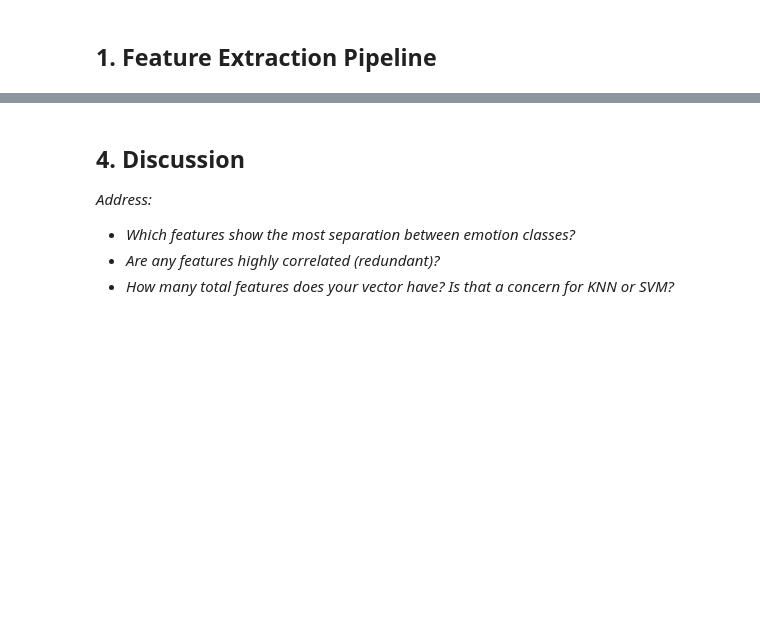
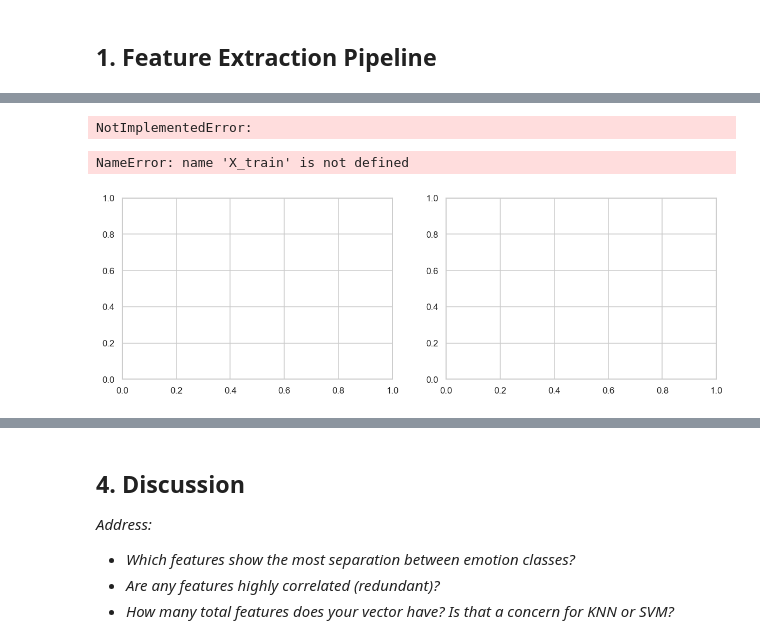
Before and after one commit to micahg1/Project_CSE432-532, a Jupyter notebook: SER_Project/notebooks/week5- feature extraction.ipynb, the cells around one changed output, grey strips where cells are left out. Drawn from its saved outputs; the diff is of its cells as text; code cells hidden in the pictures; blank space fills up the shorter version.

Commit message:
Preprocessing train_test_split + feature extraction ipynb

```diff
--- a/SER_Project/notebooks/week5- feature extraction.ipynb
+++ b/SER_Project/notebooks/week5- feature extraction.ipynb
@@ -76,0 +445,66 @@ from minilearn.preprocessing import StandardScaler, train_test_split
+# %%
+# ── Stratified train/test split ────────────────────────────────────────────
+# stratify=True ensures each emotion class appears proportionally in both sets.
+# random_state=42 makes the split reproducible — use the same seed everywhere.
+X_train, X_test, y_train, y_test = train_test_split(
+    X, y, test_size=0.2, random_state=42, stratify=True
+)
+
+print(f'Train: {X_train.shape[0]} samples')
+print(f'Test : {X_test.shape[0]} samples')
+
+# Verify class proportions are preserved
+print('\nClass proportions (train vs test):')
+for cls in np.unique(y):
+    train_pct = (y_train == cls).mean()
+    test_pct  = (y_test  == cls).mean()
+    label     = EMOTION_MAP[cls]
+    print(f'  {label:<12}: train={train_pct:.3f}  test={test_pct:.3f}')
+# %% [output]
+NotImplementedError:
+# %%
+# ── Fit scaler on train, transform both ────────────────────────────────────
+scaler = StandardScaler()
+X_train_scaled = scaler.fit_transform(X_train)   # fit + transform on train
+X_test_scaled  = scaler.transform(X_test)        # transform only — no refit!
+
+print('Before scaling:')
+print(f'  Train mean range: [{X_train.mean(axis=0).min():.1f}, {X_train.mean(axis=0).max():.1f}]')
+print(f'  Train std  range: [{X_train.std(axis=0).min():.3f},  {X_train.std(axis=0).max():.1f}]')
+
+print('\nAfter scaling:')
+print(f'  Train mean range: [{X_train_scaled.mean(axis=0).min():.6f}, {X_train_scaled.mean(axis=0).max():.6f}]')
+print(f'  Train std  range: [{X_train_scaled.std(axis=0).min():.3f},  {X_train_scaled.std(axis=0).max():.3f}]')
+
+# Train should be ~[0,0] mean and ~[1,1] std — test will be close but not exact
+print(f'\n  Test mean range (not fitted): [{X_test_scaled.mean(axis=0).min():.4f}, {X_test_scaled.mean(axis=0).max():.4f}]')
+# %%
+# ── Before/After scaling visualization ────────────────────────────────────
+# Picking a few features with very different original scales to illustrate
+# the effect of standardization clearly.
+demo_indices = {
+    'mfcc_mean_1'    : FEATURE_COLS.index('mfcc_mean_1'),
+    'centroid_mean'  : FEATURE_COLS.index('centroid_mean'),
+    'zcr_mean'       : FEATURE_COLS.index('zcr_mean'),
+}
+
+fig, axes = plt.subplots(1, 2, figsize=(13, 4))
+
+for name, idx in demo_indices.items():
+    axes[0].hist(X_train[:, idx], bins=40, alpha=0.5, label=name)
+    axes[1].hist(X_train_scaled[:, idx], bins=40, alpha=0.5, label=name)
+
+axes[0].set_title('Before Standardization')
+axes[0].set_xlabel('Feature value')
+axes[0].legend()
+axes[1].set_title('After Standardization')
+axes[1].set_xlabel('Feature value (z-score)')
+axes[1].legend()
+
+plt.suptitle('Effect of StandardScaler on Feature Distributions', fontsize=12)
+plt.tight_layout()
+plt.savefig(os.path.join(OUTPUT_DIR, 'scaling_effect.png'), bbox_inches='tight')
+plt.show()
+# %% [output]
+NameError: name 'X_train' is not defined
+[figure, added]
```
Also changed, not shown: parts of 24 cells of this notebook, 15 other files.
